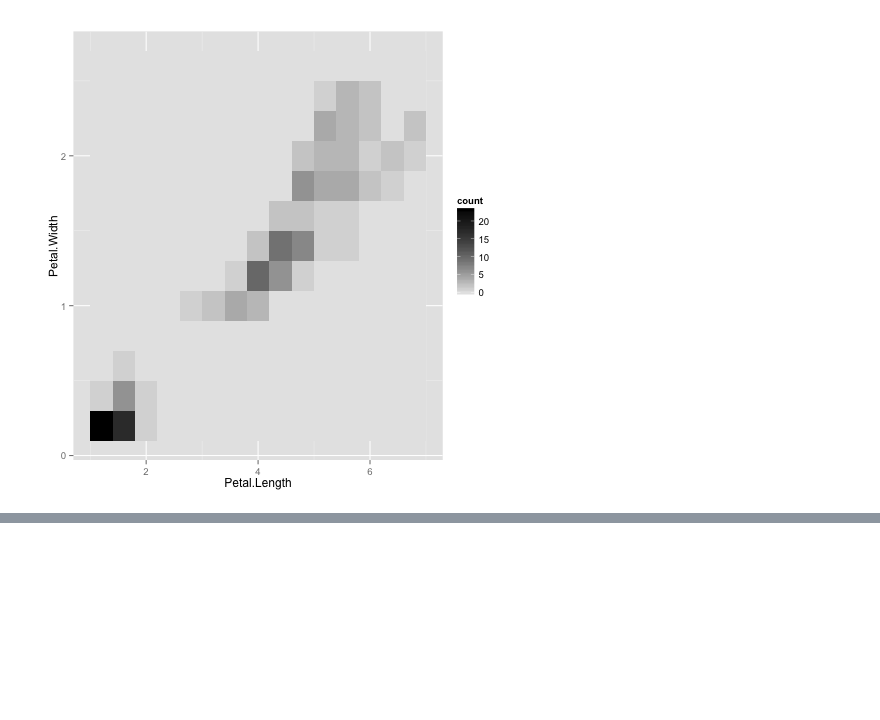
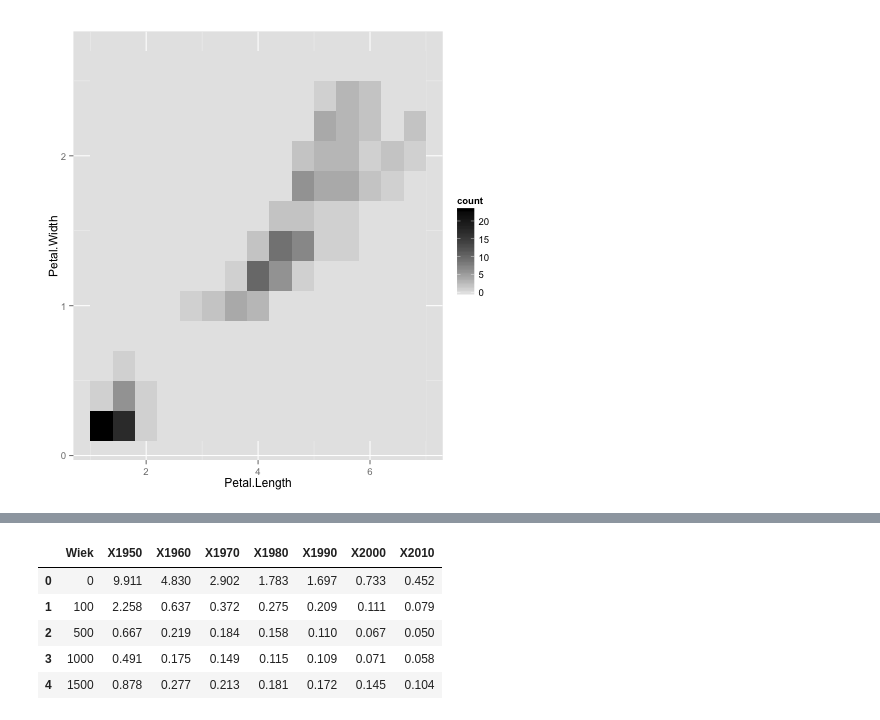
Before and after one commit to DELabUW/szkola-letnia-2015, a Jupyter notebook: zajecia/deser_r_dplyr_ggplot.ipynb, the cells around one changed output, grey strips where cells are left out. Cells and saved outputs as stored; diff of their text form; code cells hidden in the pictures; blank space fills up the shorter version.

```diff
--- a/zajecia/deser_r_dplyr_ggplot.ipynb
+++ b/zajecia/deser_r_dplyr_ggplot.ipynb
@@ -78,0 +94,5 @@ ggplot(iris, aes(x=Petal.Length, y=Petal.Width)) +
+# %%
+%%R -i df_pyt -o df_pyt_proc
+
+df_pyt_proc = 100 * df_pyt
+head(df_pyt_proc)
@@ -78,0 +107,9 @@ ggplot(iris, aes(x=Petal.Length, y=Petal.Width)) +
+# %%
+df_pyt_proc.head()
+# %% [output]
+|  | Wiek | X1950 | X1960 | X1970 | X1980 | X1990 | X2000 | X2010 |
+| 0 | 0 | 9.911 | 4.830 | 2.902 | 1.783 | 1.697 | 0.733 | 0.452 |
+| 1 | 100 | 2.258 | 0.637 | 0.372 | 0.275 | 0.209 | 0.111 | 0.079 |
+| 2 | 500 | 0.667 | 0.219 | 0.184 | 0.158 | 0.110 | 0.067 | 0.050 |
+| 3 | 1000 | 0.491 | 0.175 | 0.149 | 0.115 | 0.109 | 0.071 | 0.058 |
+| 4 | 1500 | 0.878 | 0.277 | 0.213 | 0.181 | 0.172 | 0.145 | 0.104 |
```
Also changed, not shown: parts of 15 cells of this notebook.
